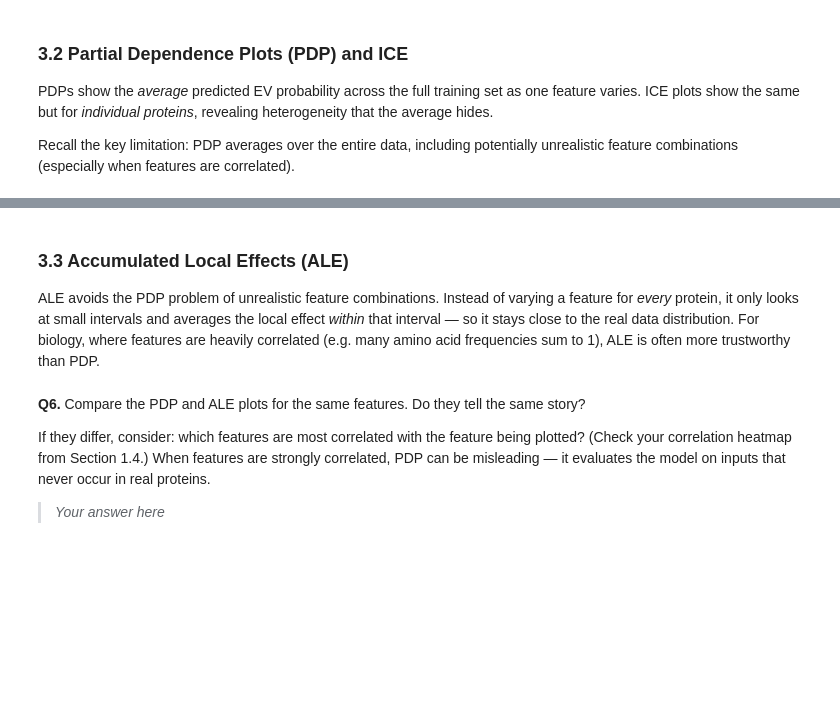
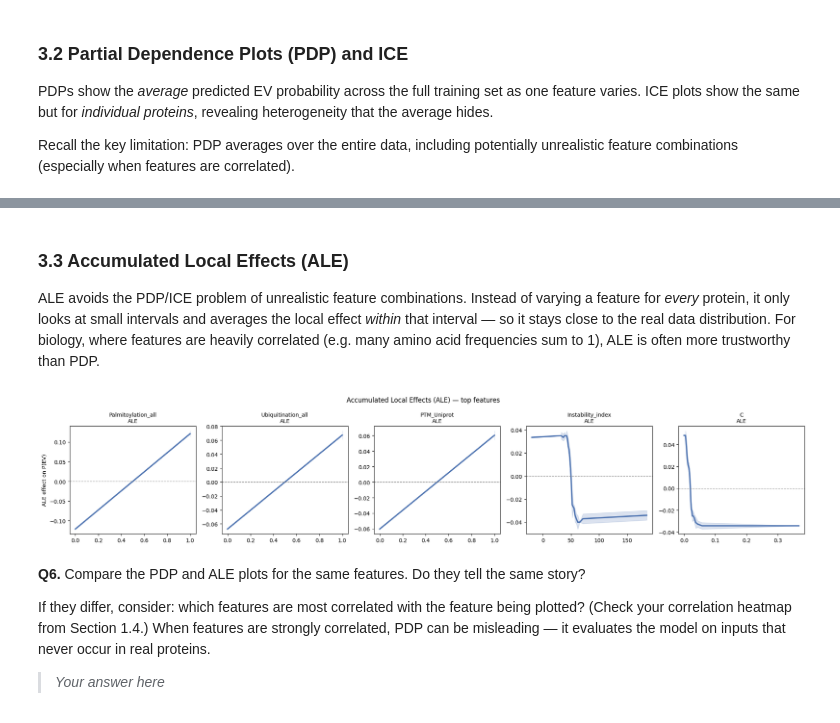
Before and after one commit to Majeed7/MbioAML_Assignment, a Jupyter notebook: Assignment1_LIME_SHAP_EV_Proteins.ipynb, the cells around one changed output, grey strips where cells are left out. Drawn from its saved outputs; the diff is of its cells as text; code cells hidden in the pictures; blank space fills up the shorter version.

```diff
--- a/Assignment1_LIME_SHAP_EV_Proteins.ipynb
+++ b/Assignment1_LIME_SHAP_EV_Proteins.ipynb
@@ -563,4 +713,4 @@ plt.show()
 # %% [markdown]
 ### 3.3 Accumulated Local Effects (ALE)
 
-ALE avoids the PDP problem of unrealistic feature combinations. Instead of varying a feature for *every* protein, it only looks at small intervals and averages the local effect *within* that interval — so it stays close to the real data distribution. For biology, where features are heavily correlated (e.g. many amino acid frequencies sum to 1), ALE is often more trustworthy than PDP.
+ALE avoids the PDP/ICE problem of unrealistic feature combinations. Instead of varying a feature for *every* protein, it only looks at small intervals and averages the local effect *within* that interval — so it stays close to the real data distribution. For biology, where features are heavily correlated (e.g. many amino acid frequencies sum to 1), ALE is often more trustworthy than PDP.
@@ -603,3 +717,46 @@ plt.show()
+# %%
+import PyALE
+
+N_ALE = N_PDP
+ale_idx = top_idx[:N_ALE]
+ale_names = [FEATURE_COLS[i] for i in ale_idx]
+df_train_for_ale = pd.DataFrame(X_train, columns=FEATURE_COLS)
+
+ale_results = []
+for feat_name in ale_names:
+    res = PyALE.ale(
+        X=df_train_for_ale,
+        model=rf_model,
+        feature=[feat_name],
+        feature_type="continuous",
+        include_CI=True,
+        C=0.95,
+        plot=False,
+    )
+    ale_results.append((feat_name, res))
+
+fig_ale, axes_ale = plt.subplots(1, N_ALE, figsize=(4 * N_ALE, 4), squeeze=False)
+axes_ale = axes_ale.ravel()
+
+for ax, (feat_name, ale_res) in zip(axes_ale, ale_results):
+    ale_x = ale_res.index.values
+    ale_eff = ale_res["eff"].values
+    ale_low = ale_res["lowerCI_95%"].values if "lowerCI_95%" in ale_res.columns else ale_eff
+    ale_high = ale_res["upperCI_95%"].values if "upperCI_95%" in ale_res.columns else ale_eff
+
+    ax.plot(ale_x, ale_eff, color="#4C72B0", lw=2.5)
+    ax.fill_between(ale_x, ale_low, ale_high, alpha=0.2, color="#4C72B0")
+    ax.axhline(0, color="gray", ls="--", lw=1)
+    ax.set_title(f"{feat_name}\nALE", fontsize=10)
+    ax.set_xlabel("")
+
+axes_ale[0].set_ylabel("ALE effect on P(EV)")
+
+fig_ale.suptitle("Accumulated Local Effects (ALE) — top features", fontsize=12)
+plt.tight_layout()
+plt.show()
+# %% [output]
+[figure, added]
 # %% [markdown]
 **Q6.** Compare the PDP and ALE plots for the same features. Do they tell the same story?
 
```
Also changed, not shown: parts of 74 cells of this notebook, 2 other files.
